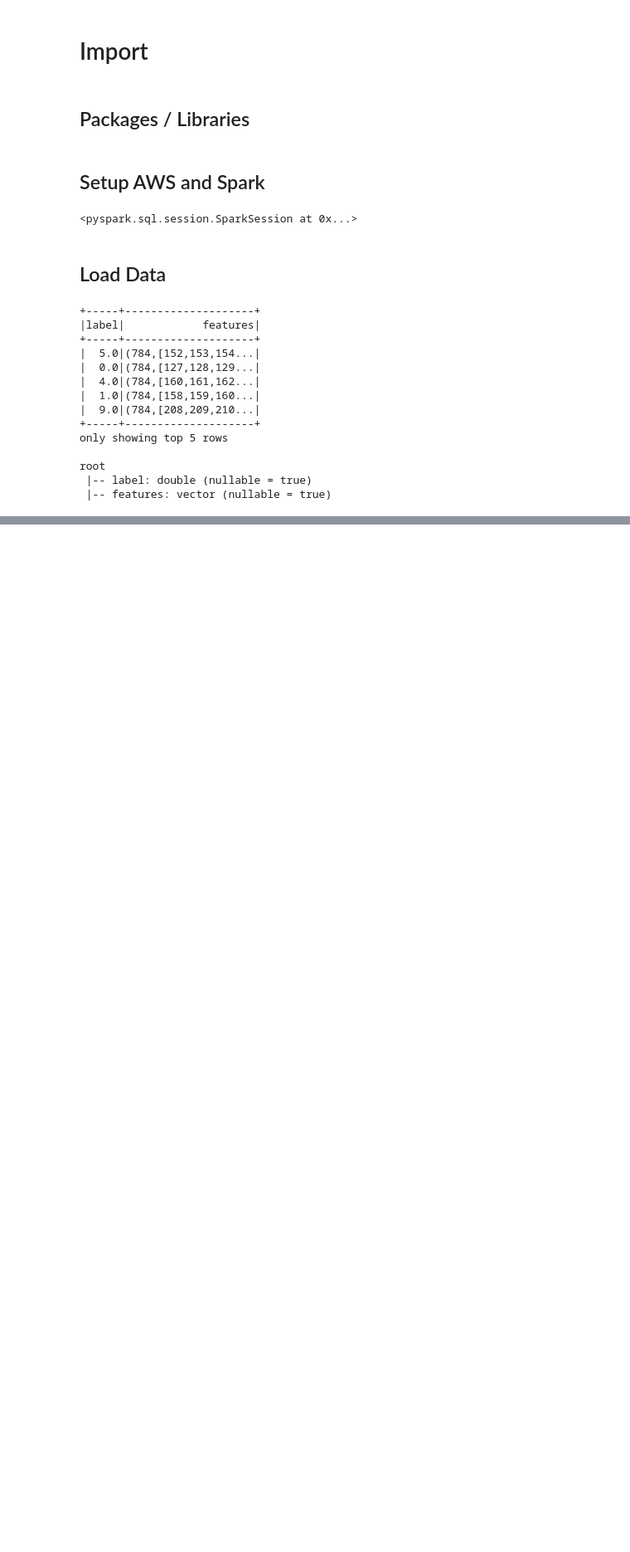
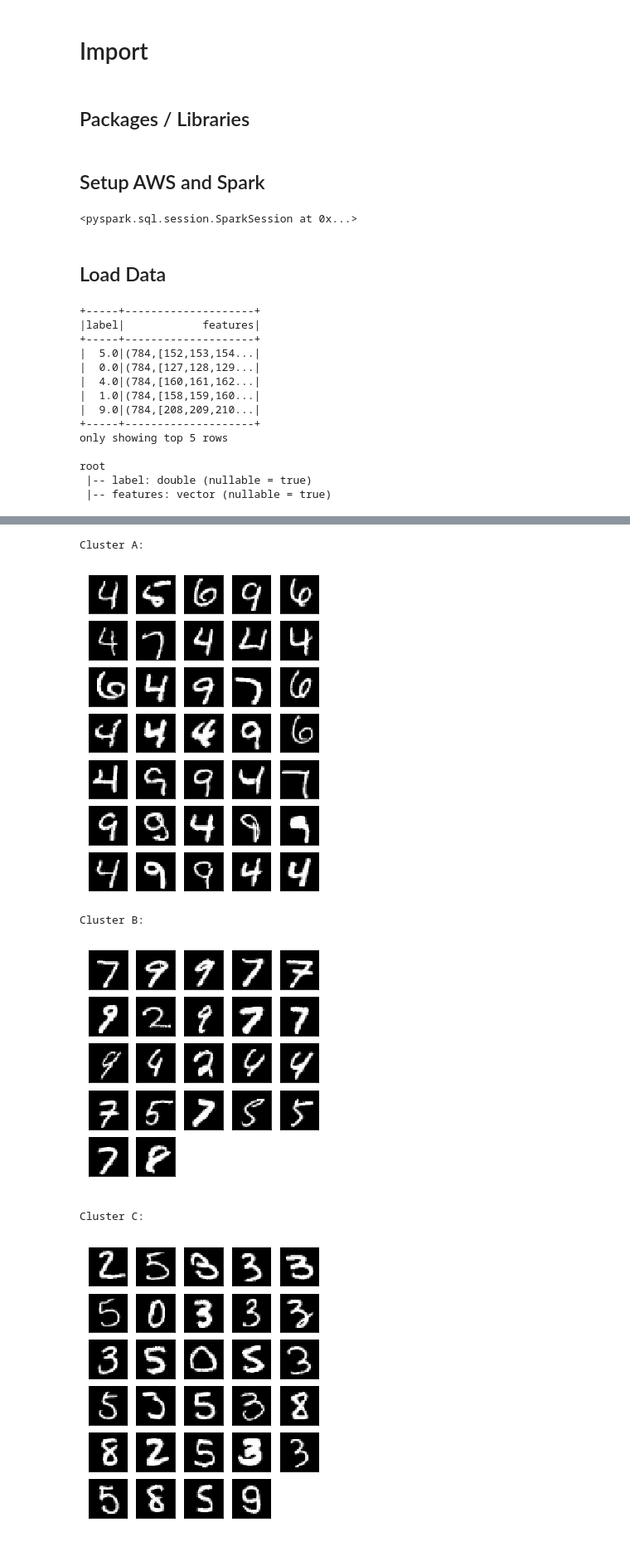
Before and after one commit to canfielder/DSBA-6190_Proj3_Spark_w_Sagemaker, a Jupyter notebook: notebooks/spark_in_sagemarker_example.ipynb, the cells around one changed output, grey strips where cells are left out. Shown at 83% size. Saved outputs shown, nothing was run; the diff lists cells and outputs as text; code cells hidden in the pictures; blank space fills up the shorter version.

```diff
--- a/notebooks/spark_in_sagemarker_example.ipynb
+++ b/notebooks/spark_in_sagemarker_example.ipynb
@@ -74,0 +120,2 @@ root
+# %%
+pipelineSM = Pipeline(stages=[pcaSageMakerEstimator, kMeansSageMakerEstimator])
@@ -74,0 +125,2 @@ root
+# %%
+pipelineModelSM = pipelineSM.fit(trainingData)
@@ -74,0 +134,3 @@ root
+# %%
+transformedData = pipelineModelSM.transform(testData)
+transformedData.show()
@@ -74,0 +166,39 @@ root
+# %%
+# Helper function to display a digit
+def showDigit(img, caption='', xlabel='', subplot=None):
+    if subplot==None:
+        _,(subplot)=plt.subplots(1,1)
+    imgr=img.reshape((28,28))
+    subplot.axes.get_xaxis().set_ticks([])
+    subplot.axes.get_yaxis().set_ticks([])
+    plt.title(caption)
+    plt.xlabel(xlabel)
+    subplot.imshow(imgr, cmap='gray')
+
+def displayClusters(data):
+    images = np.array(data.select("features").cache().take(250))
+    clusters = data.select("closest_cluster").cache().take(250)
+
+    for cluster in range(10):
+        print('\n\n\nCluster {}:'.format(string.ascii_uppercase[cluster]))
+        digits = [ img for l, img in zip(clusters, images) if int(l.closest_cluster) == cluster ]
+        height=((len(digits)-1)//5)+1
+        width=5
+        plt.rcParams["figure.figsize"] = (width,height)
+        _, subplots = plt.subplots(height, width)
+        subplots=np.ndarray.flatten(subplots)
+        for subplot, image in zip(subplots, digits):
+            showDigit(image, subplot=subplot)
+        for subplot in subplots[len(digits):]:
+            subplot.axis('off')
+
+        plt.show()
+# %%
+displayClusters(transformedData)
+# %% [output]
+Cluster A:
+[figure, added]
+Cluster B:
+[figure, added]
+Cluster C:
+[figure, added]
```
Also changed, not shown: parts of 19 cells of this notebook.
